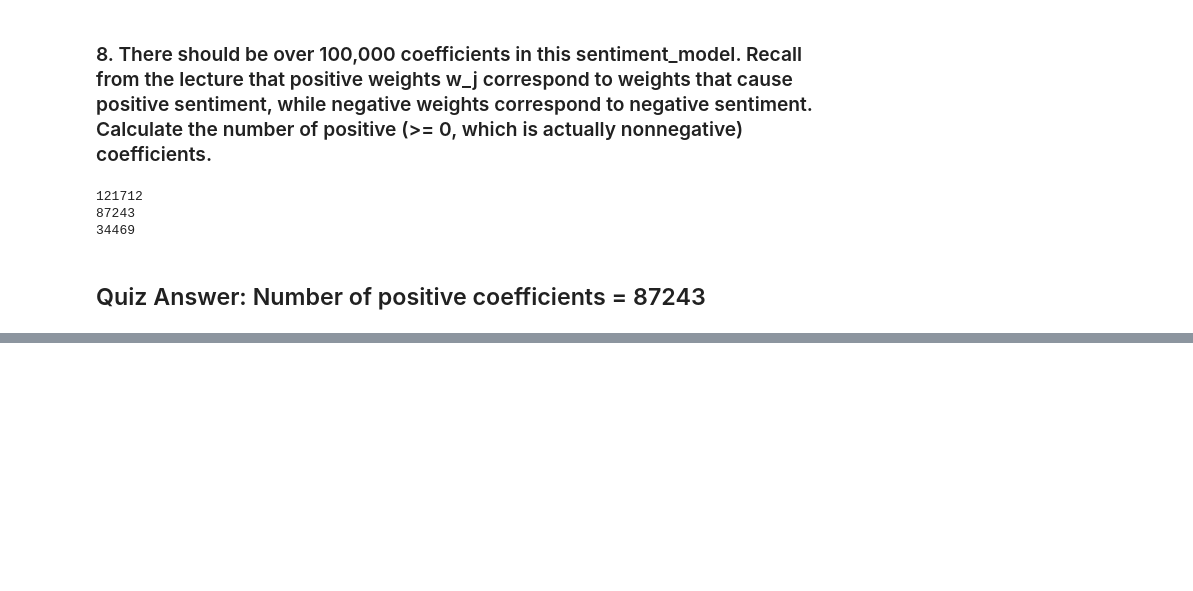
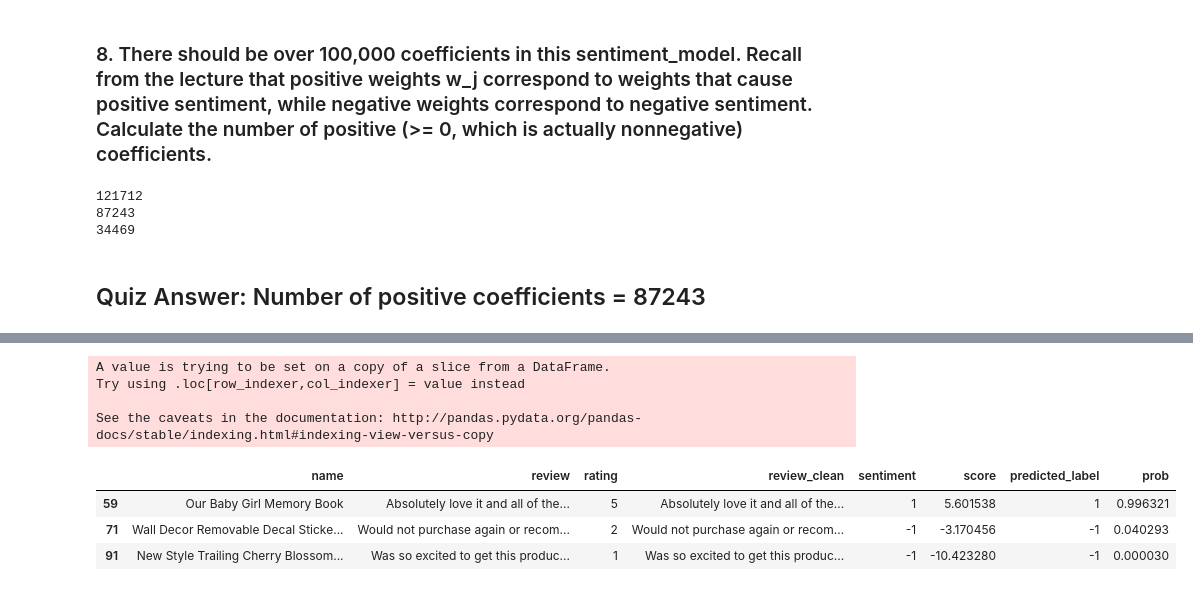
Before and after one commit to sachinjain024/practicebook, a Jupyter notebook: my-courses/coursera-classification/week1/Assignment.ipynb, the cells around one changed output, grey strips where cells are left out. Saved outputs shown, nothing was run; the diff lists cells and outputs as text; code cells hidden in the pictures; blank space fills up the shorter version.

```diff
--- a/my-courses/coursera-classification/week1/Assignment.ipynb
+++ b/my-courses/coursera-classification/week1/Assignment.ipynb
@@ -183,3 +183,6 @@ print (negative_coefficients)
 34469
 # %% [markdown]
 ## Quiz Answer: Number of positive coefficients = 87243
+# %%
+sample_test_data = test_data[10:13]
+sample_test_data.head()
@@ -185,0 +211,4 @@ print (negative_coefficients)
+# %%
+sample_test_matrix = vectorizer.transform(sample_test_data['review_clean'])
+sample_test_data['score'] = sentiment_model.decision_function(sample_test_matrix)
+sample_test_data.head()
@@ -185,0 +232,3 @@ print (negative_coefficients)
+# %%
+sample_test_data['predicted_label'] = sample_test_data['score'].apply(lambda score: +1 if score > 0 else -1 )
+sample_test_data.head()
@@ -185,0 +253,13 @@ print (negative_coefficients)
+# %%
+import math
+sample_test_data['prob'] = sample_test_data['score'].apply(lambda score: 1/(1 + math.exp(-score)))
+sample_test_data.head()
+# %% [output]
+A value is trying to be set on a copy of a slice from a DataFrame.
+Try using .loc[row_indexer,col_indexer] = value instead
+
+See the caveats in the documentation: http://pandas.pydata.org/pandas-docs/stable/indexing.html#indexing-view-versus-copy
+|  | name | review | rating | review_clean | sentiment | score | predicted_label | prob |
+| 59 | Our Baby Girl Memory Book | Absolutely love it and all of the... | 5 | Absolutely love it and all of the... | 1 | 5.601538 | 1 | 0.996321 |
+| 71 | Wall Decor Removable Decal Sticke... | Would not purchase again or recom... | 2 | Would not purchase again or recom... | -1 | -3.170456 | -1 | 0.040293 |
+| 91 | New Style Trailing Cherry Blossom... | Was so excited to get this produc... | 1 | Was so excited to get this produc... | -1 | -10.423280 | -1 | 0.000030 |
```
Also changed, not shown: parts of 20 cells of this notebook.
